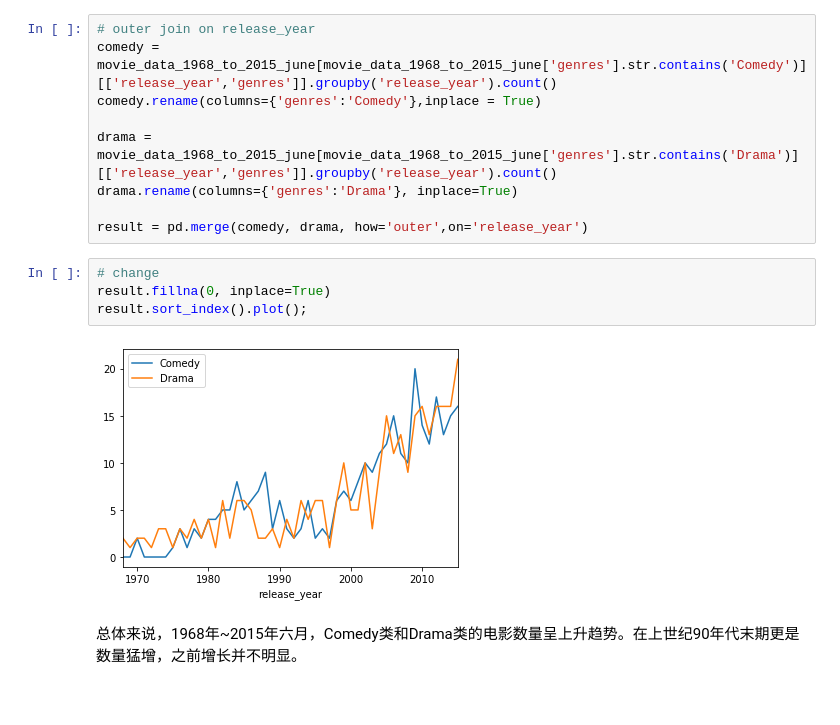
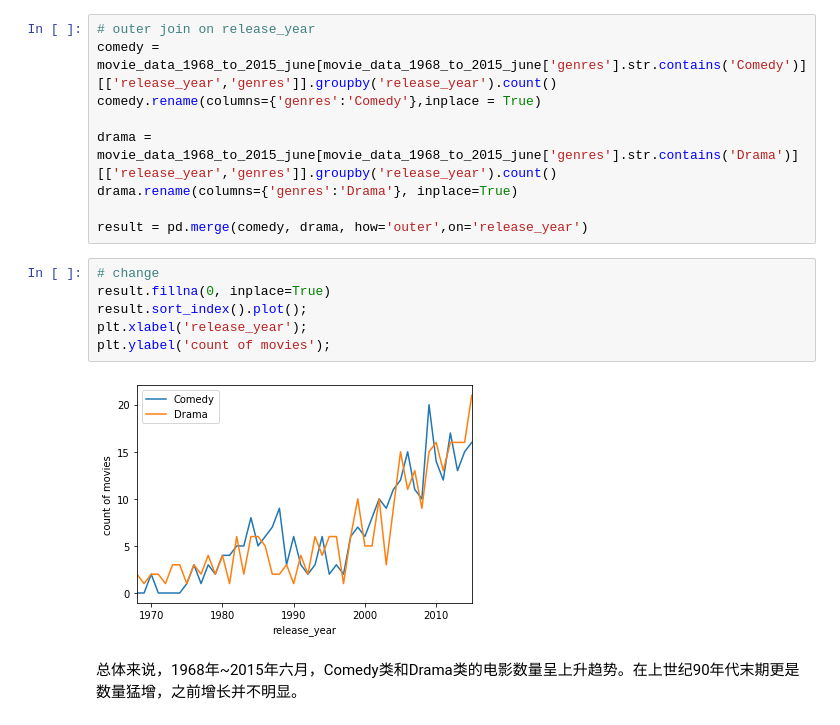
Before and after one commit to yangzhao1983/AIPND-cn, a Jupyter notebook: P2_Explore_Movie_Dataset/Explore Movie Dataset.ipynb, the cells around one changed output. Drawn from its saved outputs; the diff is of its cells as text.

```diff
--- a/P2_Explore_Movie_Dataset/Explore Movie Dataset.ipynb
+++ b/P2_Explore_Movie_Dataset/Explore Movie Dataset.ipynb
@@ -444,9 +399,11 @@ result = pd.merge(comedy, drama, how='outer',on='release_year')
 # %%
 # change
 result.fillna(0, inplace=True)
 result.sort_index().plot();
+plt.xlabel('release_year');
+plt.ylabel('count of movies');
 # %% [output]
-[figure, old version]
+[figure, new version]
 # %% [markdown]
 总体来说，1968年~2015年六月，Comedy类和Drama类的电影数量呈上升趋势。在上世纪90年代末期更是数量猛增，之前增长并不明显。
 # %% [markdown]
```
Also changed, not shown: parts of 15 cells of this notebook, 2 other files.
